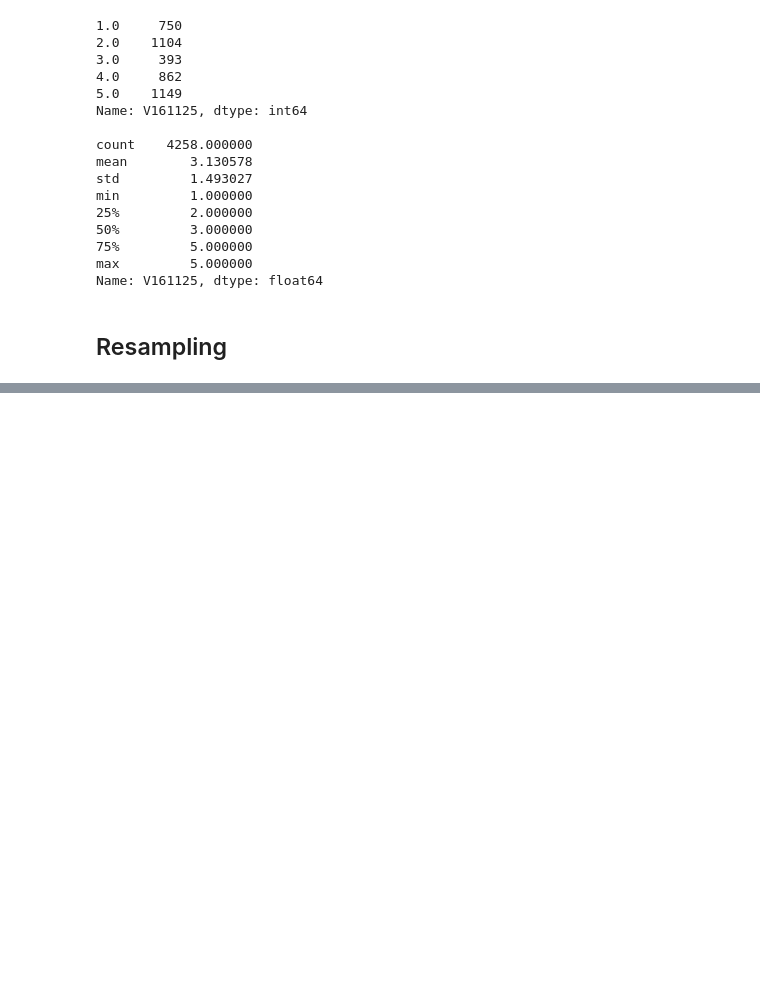
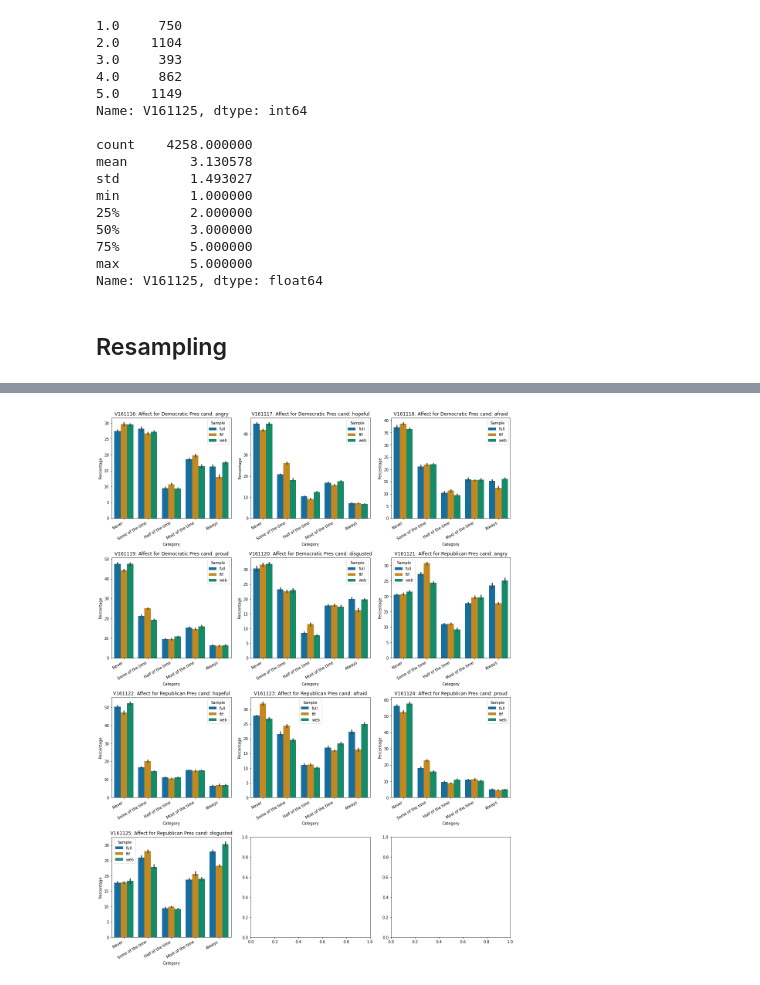
Before and after one commit to AustinVes/Voter_Emotions, a Jupyter notebook: main.ipynb, the cells around one changed output, grey strips where cells are left out. Saved outputs shown, nothing was run; the diff lists cells and outputs as text; code cells hidden in the pictures; blank space fills up the shorter version.

```diff
--- a/main.ipynb
+++ b/main.ipynb
@@ -311,0 +363,22 @@ pre_web_resamples = [df.sample(n=len(df), replace=True, weights=df['V160101w'],
+# %%
+reaction_vars = ['V1611'+str(n) for n in range(16,26)]
+
+cols = 3
+rows = int(np.ceil(len(reaction_vars)/cols))
+
+fig, axs = plt.subplots(rows, cols, constrained_layout=True)
+fig.set_size_inches(5*cols, 5*rows)
+
+for n,var_name in enumerate(reaction_vars):
+  key_vars[var_name]['cat_map'] = {
+      1.0: 'Never',
+      2.0: 'Some of the time',
+      3.0: 'Half of the time',
+      4.0: 'Most of the time',
+      5.0: 'Always'
+  }
+  x = int(np.floor(n/cols))
+  y = int(n % cols)
+  compare_col_in_samples(var_name, samples, plot=False, ax_obj=axs[x,y], n_boot=5)
+# %% [output]
+[figure, added]
```
Also changed, not shown: parts of 16 cells of this notebook.
